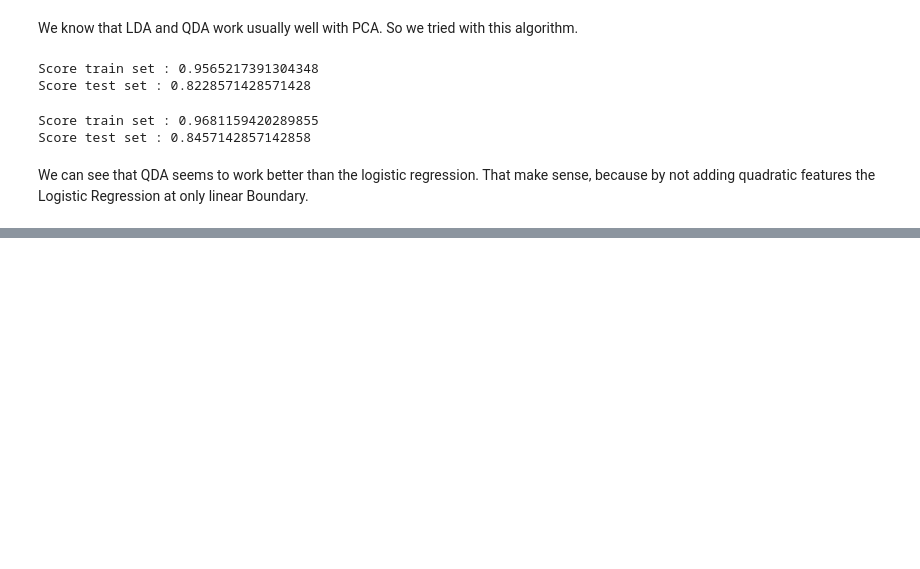
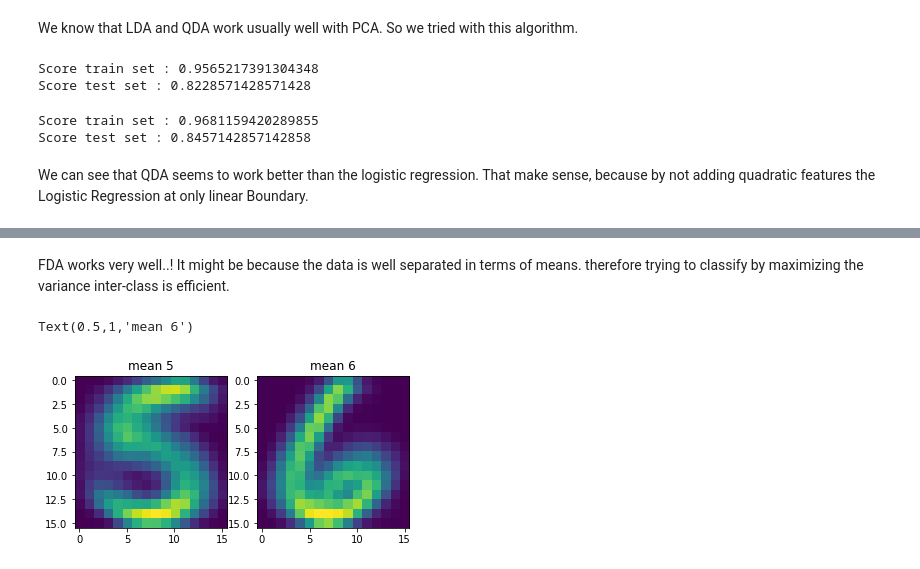
Before and after one commit to cindytrinh/PCA, a Jupyter notebook: TNE2_PCA.ipynb, the cells around one changed output, grey strips where cells are left out. Drawn from its saved outputs; the diff is of its cells as text; code cells hidden in the pictures; blank space fills up the shorter version.

```diff
--- a/TNE2_PCA.ipynb
+++ b/TNE2_PCA.ipynb
@@ -373,0 +413,12 @@ http://scikit-learn.org/stable/auto_examples/decomposition/plot_faces_decomposit
+# %% [markdown]
+FDA works very well..! It might be because the data is well separated in terms of means. therefore trying to classify by maximizing the variance inter-class is efficient.
+# %%
+subplot(121)
+plt.imshow(m0.reshape((16,16)))
+plt.title("mean 5")
+subplot(122)
+plt.imshow(m1.reshape((16,16)))
+plt.title("mean 6")
+# %% [output]
+Text(0.5,1,'mean 6')
+[figure, added]
```
Also changed, not shown: parts of 8 cells of this notebook.
